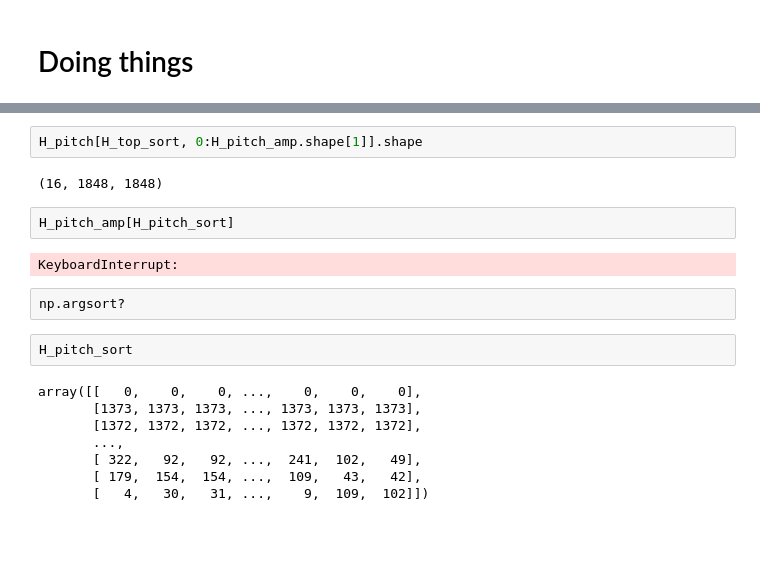
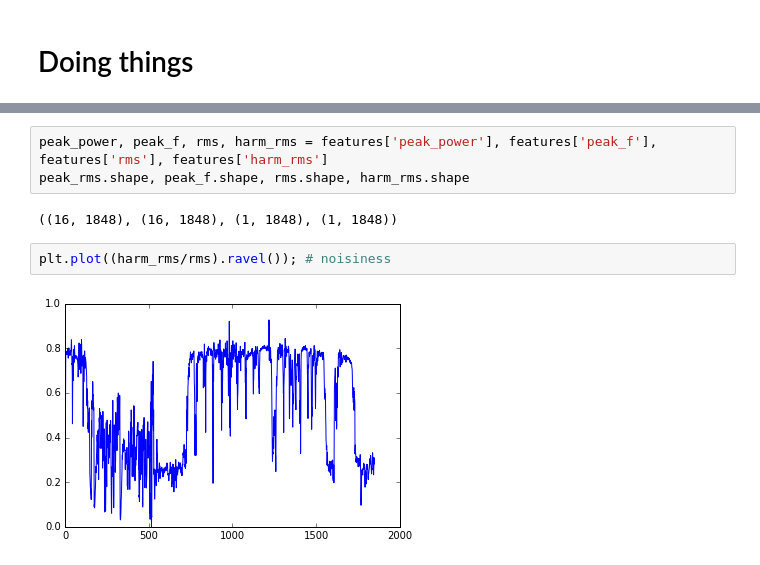
Before and after one commit to danmackinlay/mlmistrels, a Jupyter notebook: danscriptors.ipynb, the cells around one changed output, grey strips where cells are left out. Saved outputs shown, nothing was run; the diff lists cells and outputs as text; blank space fills up the shorter version.

```diff
--- a/danscriptors.ipynb
+++ b/danscriptors.ipynb
@@ -80,20 +58,9 @@ array([[   0, 1238, 1237, ...,  608,  606, 1847],
-# %%
-H_pitch[H_top_sort, 0:H_pitch_amp.shape[1]].shape
-# %% [output]
-(16, 1848, 1848)
-# %%
-H_pitch_amp[H_pitch_sort]
-# %% [output]
-KeyboardInterrupt:
-# %%
-np.argsort?
-# %%
-H_pitch_sort
-# %% [output]
-array([[   0,    0,    0, ...,    0,    0,    0],
-       [1373, 1373, 1373, ..., 1373, 1373, 1373],
-       [1372, 1372, 1372, ..., 1372, 1372, 1372],
-       ...,
-       [ 322,   92,   92, ...,  241,  102,   49],
-       [ 179,  154,  154, ...,  109,   43,   42],
-       [   4,   30,   31, ...,    9,  109,  102]])
+# %%
+peak_power, peak_f, rms, harm_rms = features['peak_power'], features['peak_f'], features['rms'], features['harm_rms']
+peak_rms.shape, peak_f.shape, rms.shape, harm_rms.shape
+# %% [output]
+((16, 1848), (16, 1848), (1, 1848), (1, 1848))
+# %%
+plt.plot((harm_rms/rms).ravel()); # noisiness
+# %% [output]
+[figure, added]
```
Also changed, not shown: parts of 7 cells of this notebook.
